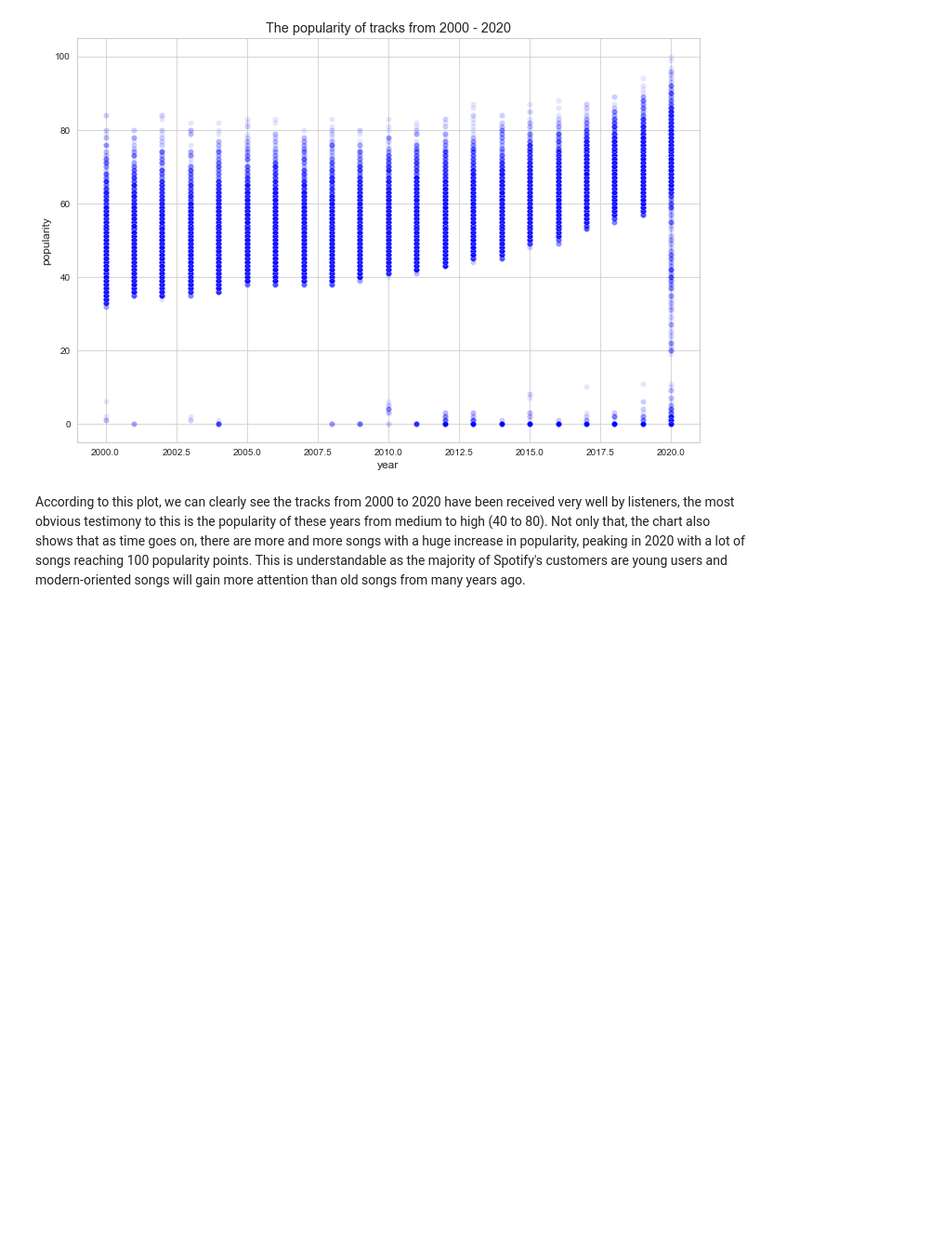
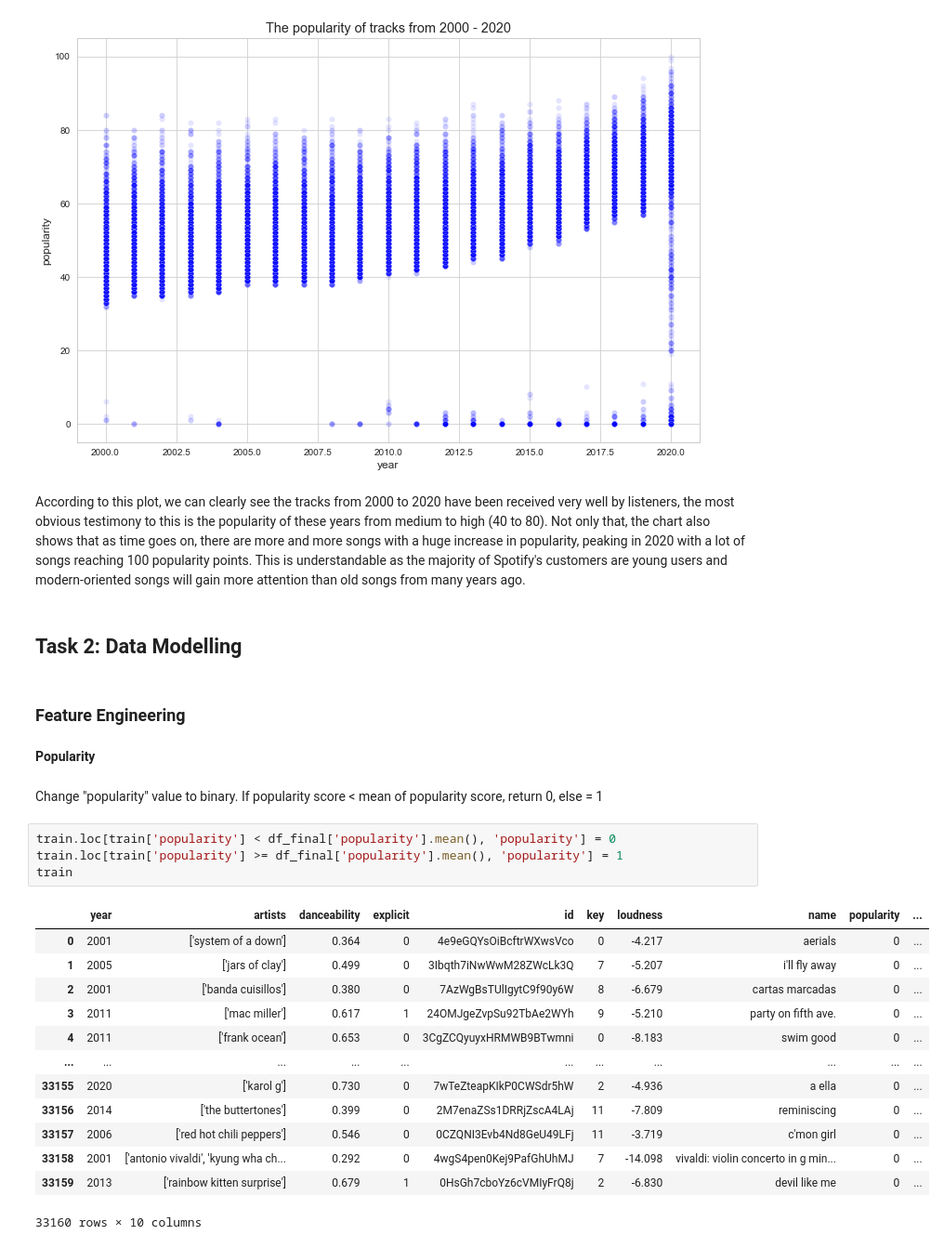
Before and after one commit to quangLinh9038/pds-group-project, a Jupyter notebook: assignment3.ipynb, the cells around one changed output. Shown: that part at 93% size. Drawn from its saved outputs; the diff is of its cells as text; blank space fills up the shorter version.

Commit message:
update feature engineering

```diff
--- a/assignment3.ipynb
+++ b/assignment3.ipynb
@@ -368,3 +366,29 @@ Text(0.5, 1.0, 'The popularity of tracks from 2000 - 2020')
 [figure]
 # %% [markdown]
 According to this plot, we can clearly see the tracks from 2000 to 2020 have been received very well by listeners, the most obvious testimony to this is the popularity of these years from medium to high (40 to 80). Not only that, the chart also shows that as time goes on, there are more and more songs with a huge increase in popularity, peaking in 2020 with a lot of songs reaching 100 popularity points. This is understandable as the majority of Spotify's customers are young users and modern-oriented songs will gain more attention than old songs from many years ago.
+# %% [markdown]
+## Task 2: Data Modelling
+# %% [markdown]
+<h3>Feature Engineering</h3>
+# %% [markdown]
+<b>Popularity</b>
+# %% [markdown]
+Change "popularity" value to binary. If popularity score < mean of popularity score, return 0, else = 1
+# %%
+train.loc[train['popularity'] < df_final['popularity'].mean(), 'popularity'] = 0
+train.loc[train['popularity'] >= df_final['popularity'].mean(), 'popularity'] = 1
+train
+# %% [output]
+|  | year | artists | danceability | explicit | id | key | loudness | name | popularity | ... |
+| 0 | 2001 | ['system of a down'] | 0.364 | 0 | 4e9eGQYsOiBcftrWXwsVco | 0 | -4.217 | aerials | 0 | ... |
+| 1 | 2005 | ['jars of clay'] | 0.499 | 0 | 3Ibqth7iNwWwM28ZWcLk3Q | 7 | -5.207 | i'll fly away | 0 | ... |
+| 2 | 2001 | ['banda cuisillos'] | 0.380 | 0 | 7AzWgBsTUlIgytC9f90y6W | 8 | -6.679 | cartas marcadas | 0 | ... |
+| 3 | 2011 | ['mac miller'] | 0.617 | 1 | 24OMJgeZvpSu92TbAe2WYh | 9 | -5.210 | party on fifth ave. | 0 | ... |
+| 4 | 2011 | ['frank ocean'] | 0.653 | 0 | 3CgZCQyuyxHRMWB9BTwmni | 0 | -8.183 | swim good | 0 | ... |
+| ... | ... | ... | ... | ... | ... | ... | ... | ... | ... | ... |
+| 33155 | 2020 | ['karol g'] | 0.730 | 0 | 7wTeZteapKIkP0CWSdr5hW | 2 | -4.936 | a ella | 0 | ... |
+| 33156 | 2014 | ['the buttertones'] | 0.399 | 0 | 2M7enaZSs1DRRjZscA4LAj | 11 | -7.809 | reminiscing | 0 | ... |
+| 33157 | 2006 | ['red hot chili peppers'] | 0.546 | 0 | 0CZQNI3Evb4Nd8GeU49LFj | 11 | -3.719 | c'mon girl | 0 | ... |
+| 33158 | 2001 | ['antonio vivaldi', 'kyung wha ch... | 0.292 | 0 | 4wgS4pen0Kej9PafGhUhMJ | 7 | -14.098 | vivaldi: violin concerto in g min... | 0 | ... |
+| 33159 | 2013 | ['rainbow kitten surprise'] | 0.679 | 1 | 0HsGh7cboYz6cVMIyFrQ8j | 2 | -6.830 | devil like me | 0 | ... |
+33160 rows × 10 columns
```
Also changed, not shown: parts of 7 cells of this notebook.
